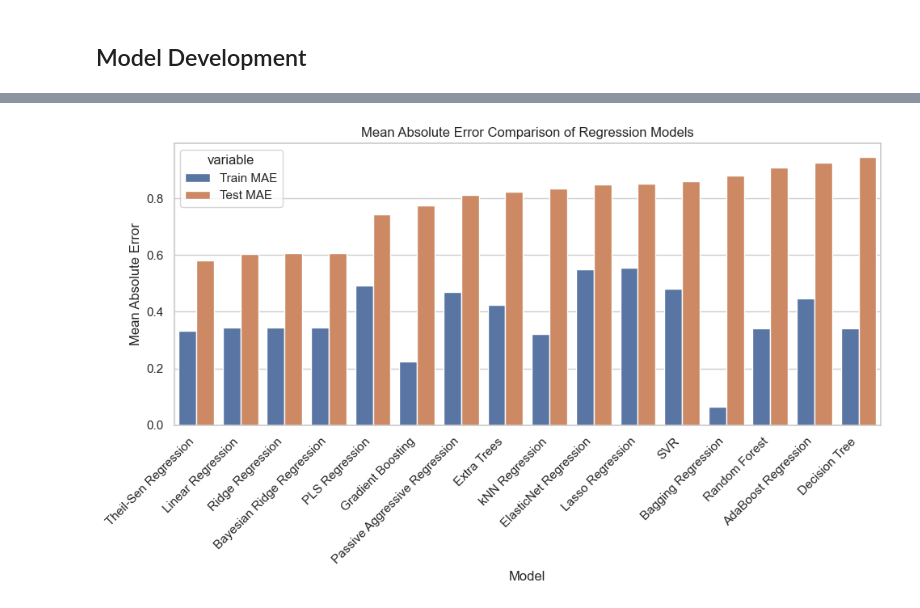
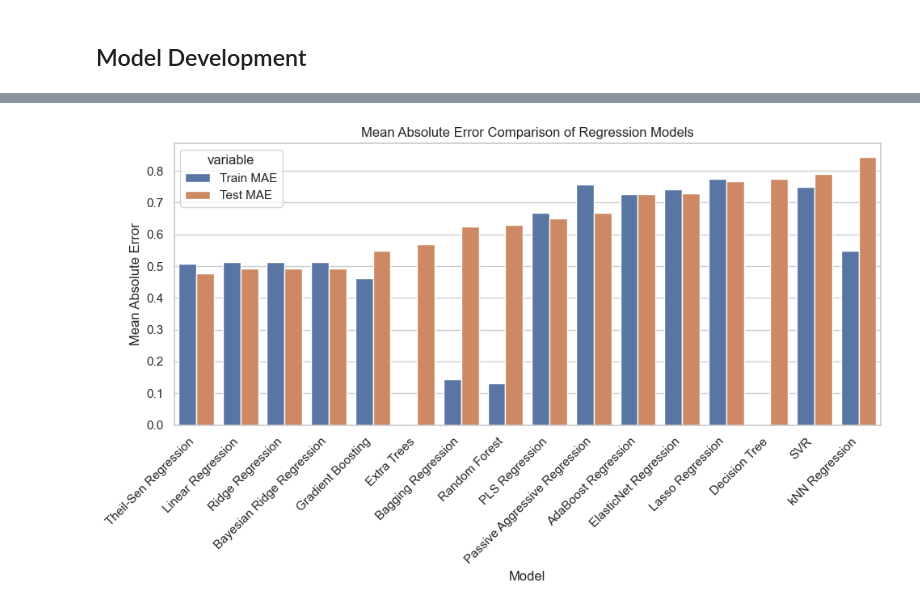
Before and after one commit to radicu/method, a Jupyter notebook: notebook.ipynb, the cells around one changed output, grey strips where cells are left out. Drawn from its saved outputs; the diff is of its cells as text; code cells hidden in the pictures.

```diff
--- a/notebook.ipynb
+++ b/notebook.ipynb
@@ -12,9 +12,9 @@ from sklearn.metrics import mean_squared_error, mean_absolute_error
 # %% [markdown]
 ## Read Data
 # %%
-tasks = pd.read_csv('data/task_report_10.csv')
-task_detail = pd.read_csv('data/task_10.csv')
-projects = pd.read_csv('data/project_report_10.csv')
+tasks = pd.read_csv('data/task_report_30_3.csv')
+task_detail = pd.read_csv('data/task_30.csv')
+projects = pd.read_csv('data/project_report_30_3.csv')
 
 # Convert to datetime
 tasks['Date'] = pd.to_datetime(tasks['Date'])
@@ -32,6 +32,9 @@ def calculate_depth(row):
         depth += 1
         parent_id = task_detail.loc[task_detail['ID'] == int(parent_id), 'ParentTaskID'].iloc[0]
     return depth
+
+def isWeekend(date):
+    return date.weekday() >= 5
 # %% [markdown]
 ## Exploratory Data Analysis
 # %%
@@ -78,6 +81,8 @@ plt.show()
 # %%
 # Task completion rate in percentage (progress/duration)
 tasks['CompletionRate'] = tasks['Progress']/tasks['Duration']*100
+
+tasks['Weekend'] = tasks['Date'].apply(lambda x: isWeekend(x)).astype(int)
 
 # How many days delayed from actual start date
 tasks['StartDelay'] = (tasks['ActualStartDate'] - tasks['StartDate']).dt.days
@@ -100,7 +105,7 @@ TaskParent['ID']+=1
 tasks = pd.merge(tasks,TaskParent,on='ID',how='left')
 # %%
 # Use project ID 10 as test set
-test_idx = tasks.loc[tasks['ProjectID']==10].index.tolist()
+test_idx = tasks.loc[tasks['ProjectID'].isin([26,27,28,29,30])].index.tolist()
 # %%
 # Remove unnecessary Columns
 tasks_df =  tasks.drop(columns=['Date','ID','ProjectID','Name','StartDate','EndDate','ActualStartDate','ActualEndDate'])
@@ -174,9 +194,9 @@ def evaluate_regression_models(X_train, y_train, X_test, y_test):
         "ElasticNet Regression": ElasticNet(),
         "SVR": SVR(),
         "kNN Regression": KNeighborsRegressor(),
-        "Decision Tree": DecisionTreeRegressor(max_depth=5),
-        "Random Forest": RandomForestRegressor(max_depth=5),
-        "Extra Trees": ExtraTreesRegressor(max_depth=5),
+        "Decision Tree": DecisionTreeRegressor(),
+        "Random Forest": RandomForestRegressor(),
+        "Extra Trees": ExtraTreesRegressor(),
         "Gradient Boosting": GradientBoostingRegressor(),
         "Bagging Regression": BaggingRegressor(),
         "AdaBoost Regression": AdaBoostRegressor(),
@@ -185,31 +205,31 @@ def evaluate_regression_models(X_train, y_train, X_test, y_test):
         "Passive Aggressive Regression": PassiveAggressiveRegressor(),
         "Theil-Sen Regression": TheilSenRegressor()
     }
 
     results = []
     for name, model in models.items():
         model.fit(X_train, y_train)
         y_train_pred = model.predict(X_train)
         y_test_pred = model.predict(X_test)
         mae_train = mean_absolute_error(y_train, y_train_pred)
         mae_test = mean_absolute_error(y_test, y_test_pred)
         results.append({"Model": name, "Train MAE": mae_train, "Test MAE": mae_test})
 
     return pd.DataFrame(results)
 
 # Assuming X_train, y_train, X_test, y_test are defined
 results_df = evaluate_regression_models(X_train, y_train, X_test, y_test)
 results_df.sort_values(by='Test MAE', inplace=True)
 
 # Plotting using seaborn
 sns.set_theme(style="whitegrid")
 plt.figure(figsize=(10, 6))
 ax = sns.barplot(data=results_df.melt(id_vars="Model"), x="Model", y="value", hue="variable")
 ax.set_title('Mean Absolute Error Comparison of Regression Models')
 ax.set_ylabel('Mean Absolute Error')
 ax.set_xlabel('Model')
 plt.xticks(rotation=45, ha='right')
 plt.tight_layout()
 plt.show()
 # %% [output]
-[figure, old version]
+[figure, new version]
```
Also changed, not shown: parts of 7 cells of this notebook, 5 other files.
